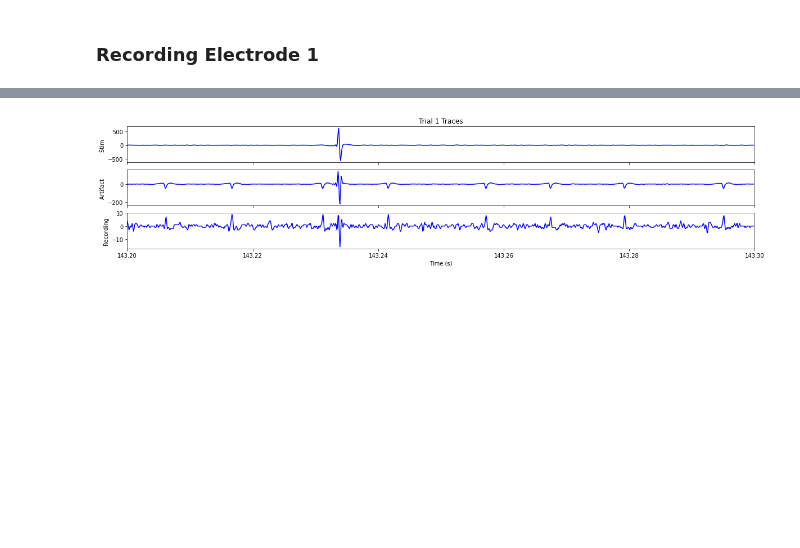
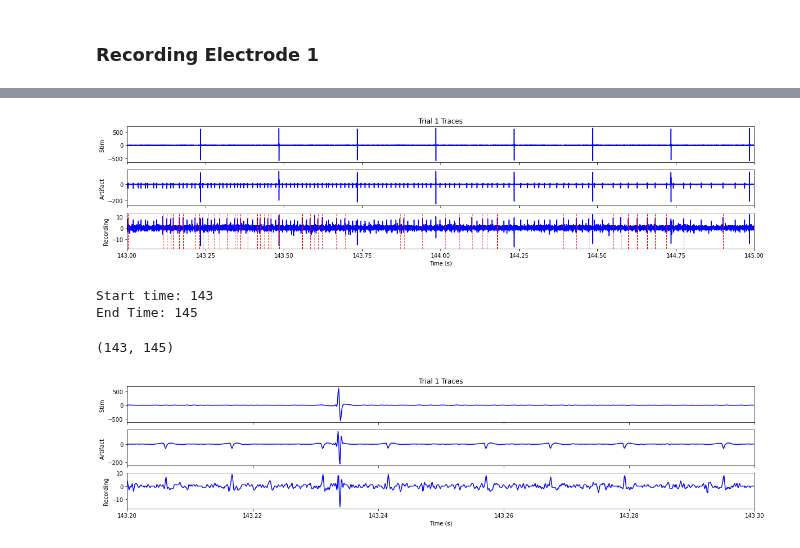
Before and after one commit to roybens/MEA_Analysis, a Jupyter notebook: IPNAnalysis/exp1113.ipynb, the cells around one changed output, grey strips where cells are left out. Cells and saved outputs as stored; diff of their text form; code cells hidden in the pictures; blank space fills up the shorter version.

```diff
--- a/IPNAnalysis/exp1113.ipynb
+++ b/IPNAnalysis/exp1113.ipynb
@@ -43,3 +43,10 @@ Fanofactors: {'Pre-stim ISI': 1.1529475839528969, 'Stim ISI': 1.2377354874563529
+# %%
+n1_t1.plot_stim_traces(1, time_range=2, start_at=143)
+# %% [output]
+[figure, added]
+Start time: 143
+End Time: 145
+(143, 145)
 # %%
 fp = '/mnt/disk15tb/nathaniel/1113_Stims/55/data.raw.h5'
 n1_t1 = StimulationAnalysis(fp, stim_frequency=0.25,
```
Also changed, not shown: parts of 1 cell of this notebook, 1 other file.
